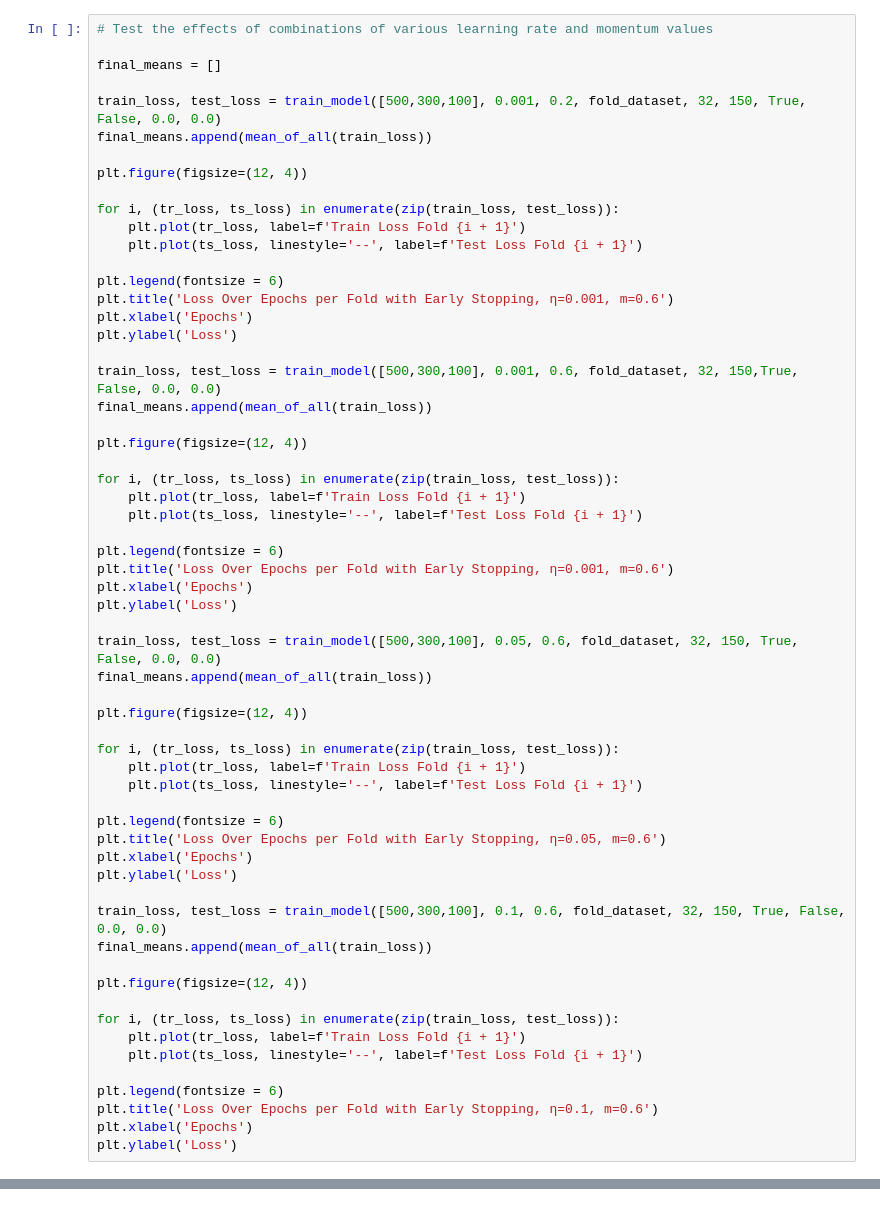
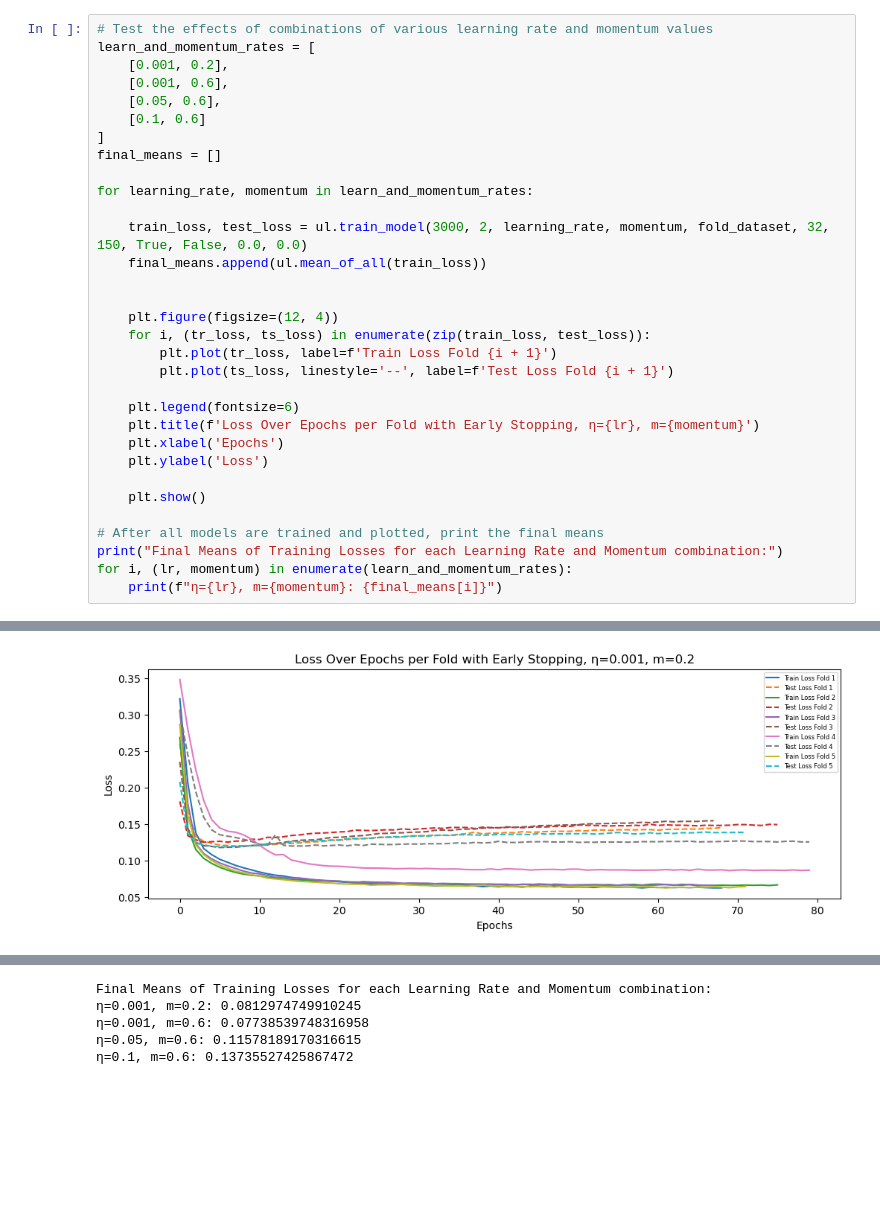
Before and after one commit to kwnkapog/Neural-Networks-Project, a Jupyter notebook: code/compute.ipynb, the cells around one changed output, grey strips where cells are left out. Saved outputs shown, nothing was run; the diff lists cells and outputs as text; blank space fills up the shorter version.

```diff
--- a/code/compute.ipynb
+++ b/code/compute.ipynb
@@ -107,60 +160,33 @@ plt.ylabel('Loss')
 # %%
 # Test the effects of combinations of various learning rate and momentum values
-
+learn_and_momentum_rates = [
+    [0.001, 0.2],
+    [0.001, 0.6],
+    [0.05, 0.6],
+    [0.1, 0.6]
+]
 final_means = []
 
-train_loss, test_loss = train_model([500,300,100], 0.001, 0.2, fold_dataset, 32, 150, True, False, 0.0, 0.0)
-final_means.append(mean_of_all(train_loss))
+for learning_rate, momentum in learn_and_momentum_rates:
 
-plt.figure(figsize=(12, 4))
+    train_loss, test_loss = ul.train_model(3000, 2, learning_rate, momentum, fold_dataset, 32, 150, True, False, 0.0, 0.0)
+    final_means.append(ul.mean_of_all(train_loss))
 
-for i, (tr_loss, ts_loss) in enumerate(zip(train_loss, test_loss)):
-    plt.plot(tr_loss, label=f'Train Loss Fold {i + 1}')
-    plt.plot(ts_loss, linestyle='--', label=f'Test Loss Fold {i + 1}')
 
-plt.legend(fontsize = 6)
-plt.title('Loss Over Epochs per Fold with Early Stopping, η=0.001, m=0.6')
-plt.xlabel('Epochs')
-plt.ylabel('Loss')
+    plt.figure(figsize=(12, 4))
+    for i, (tr_loss, ts_loss) in enumerate(zip(train_loss, test_loss)):
+        plt.plot(tr_loss, label=f'Train Loss Fold {i + 1}')
+        plt.plot(ts_loss, linestyle='--', label=f'Test Loss Fold {i + 1}')
 
-train_loss, test_loss = train_model([500,300,100], 0.001, 0.6, fold_dataset, 32, 150,True, False, 0.0, 0.0)
-final_means.append(mean_of_all(train_loss))
+    plt.legend(fontsize=6)
+    plt.title(f'Loss Over Epochs per Fold with Early Stopping, η={lr}, m={momentum}')
+    plt.xlabel('Epochs')
+    plt.ylabel('Loss')
 
-plt.figure(figsize=(12, 4))
+    plt.show()
 
-for i, (tr_loss, ts_loss) in enumerate(zip(train_loss, test_loss)):
-    plt.plot(tr_loss, label=f'Train Loss Fold {i + 1}')
-    plt.plot(ts_loss, linestyle='--', label=f'Test Loss Fold {i + 1}')
-
-plt.legend(fontsize = 6)
-plt.title('Loss Over Epochs per Fold with Early Stopping, η=0.001, m=0.6')
-plt.xlabel('Epochs')
-plt.ylabel('Loss')
-
-train_loss, test_loss = train_model([500,300,100], 0.05, 0.6, fold_dataset, 32, 150, True, False, 0.0, 0.0)
-final_means.append(mean_of_all(train_loss))
-
-plt.figure(figsize=(12, 4))
-
-for i, (tr_loss, ts_loss) in enumerate(zip(train_loss, test_loss)):
-    plt.plot(tr_loss, label=f'Train Loss Fold {i + 1}')
-    plt.plot(ts_loss, linestyle='--', label=f'Test Loss Fold {i + 1}')
-
-plt.legend(fontsize = 6)
-plt.title('Loss Over Epochs per Fold with Early Stopping, η=0.05, m=0.6')
-plt.xlabel('Epochs')
-plt.ylabel('Loss')
-
-train_loss, test_loss = train_model([500,300,100], 0.1, 0.6, fold_dataset, 32, 150, True, False, 0.0, 0.0)
-final_means.append(mean_of_all(train_loss))
-
-plt.figure(figsize=(12, 4))
-
-for i, (tr_loss, ts_loss) in enumerate(zip(train_loss, test_loss)):
-    plt.plot(tr_loss, label=f'Train Loss Fold {i + 1}')
-    plt.plot(ts_loss, linestyle='--', label=f'Test Loss Fold {i + 1}')
-
-plt.legend(fontsize = 6)
-plt.title('Loss Over Epochs per Fold with Early Stopping, η=0.1, m=0.6')
-plt.xlabel('Epochs')
-plt.ylabel('Loss')
+# After all models are trained and plotted, print the final means
+print("Final Means of Training Losses for each Learning Rate and Momentum combination:")
+for i, (lr, momentum) in enumerate(learn_and_momentum_rates):
+    print(f"η={lr}, m={momentum}: {final_means[i]}")
+# %% [output]
@@ -166,0 +210 @@ plt.ylabel('Loss')
+[figure, added]
@@ -167,3 +265,8 @@ plt.ylabel('Loss')
+Final Means of Training Losses for each Learning Rate and Momentum combination:
+η=0.001, m=0.2: 0.0812974749910245
+η=0.001, m=0.6: 0.07738539748316958
+η=0.05, m=0.6: 0.11578189170316615
+η=0.1, m=0.6: 0.13735527425867472
 # %%
 # Test the network using dropout regularization with various values for dropout rates for the input and hidden layers
 final_means = []
```
Also changed, not shown: parts of 10 cells of this notebook, 1 other file.
